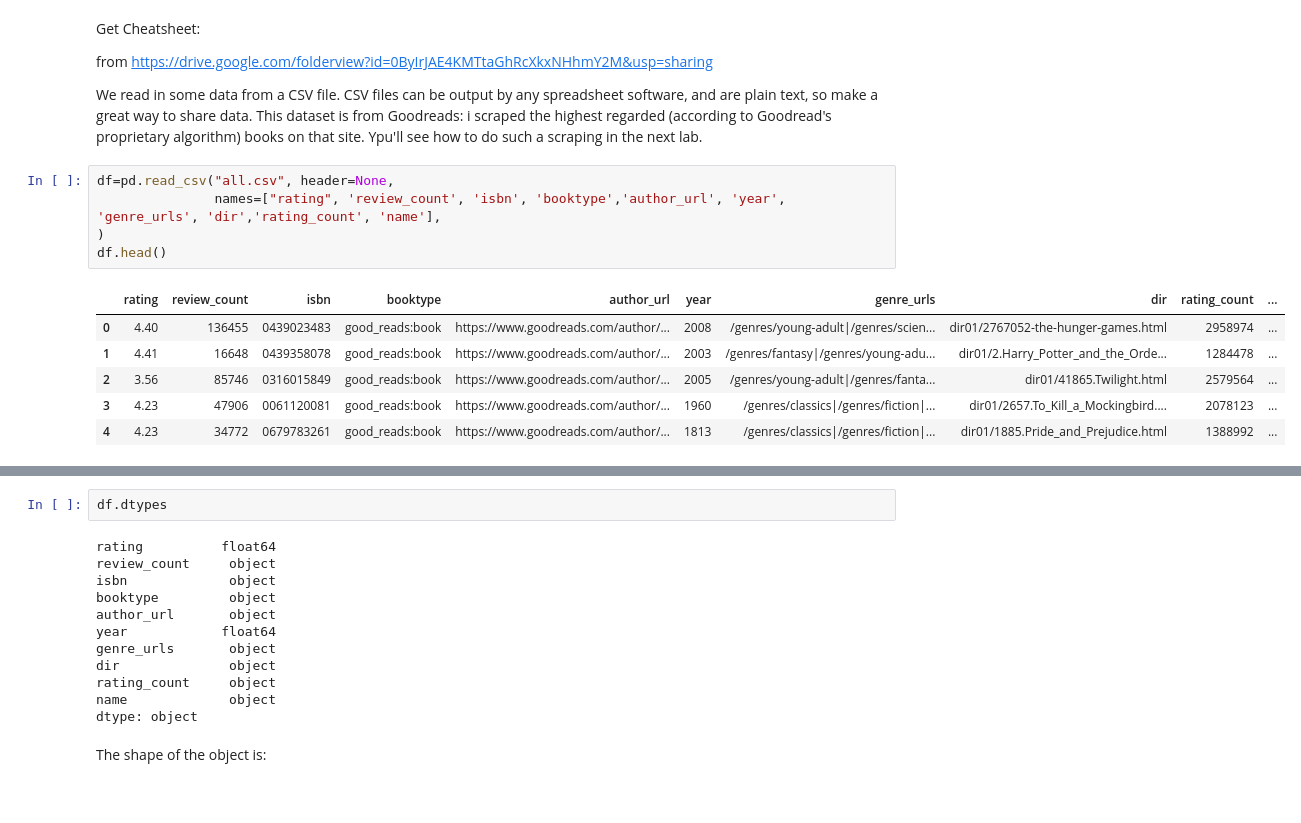
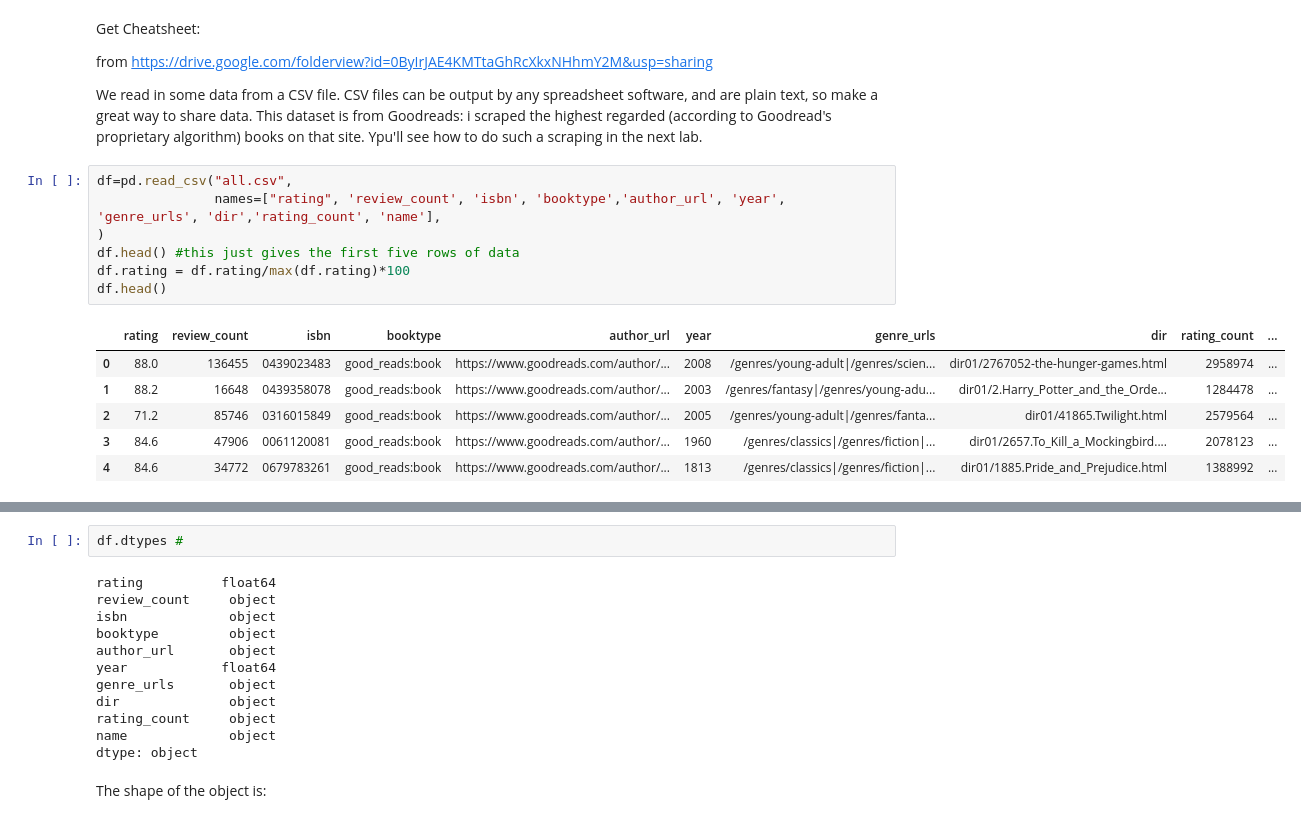
Before and after one commit to stevenydc/2015lab1, a Jupyter notebook: Lab1-pythonpandas.ipynb, the cells around one changed output, grey strips where cells are left out. Saved outputs shown, nothing was run; the diff lists cells and outputs as text.

```diff
--- a/Lab1-pythonpandas.ipynb
+++ b/Lab1-pythonpandas.ipynb
@@ -47,17 +70,19 @@ from https://drive.google.com/folderview?id=0ByIrJAE4KMTtaGhRcXkxNHhmY2M&usp=sha
 
 We read in some data from a CSV file. CSV files can be output by any spreadsheet software, and are plain text, so make a great way to share data. This dataset is from Goodreads: i scraped the highest regarded (according to Goodread's proprietary algorithm) books on that site. Ypu'll see how to do such a scraping in the next lab.
 # %%
-df=pd.read_csv("all.csv", header=None,
+df=pd.read_csv("all.csv",
                names=["rating", 'review_count', 'isbn', 'booktype','author_url', 'year', 'genre_urls', 'dir','rating_count', 'name'],
 )
+df.head() #this just gives the first five rows of data
+df.rating = df.rating/max(df.rating)*100
 df.head()
 # %% [output]
 |  | rating | review_count | isbn | booktype | author_url | year | genre_urls | dir | rating_count | ... |
-| 0 | 4.40 | 136455 | 0439023483 | good_reads:book | https://www.goodreads.com/author/... | 2008 | /genres/young-adult|/genres/scien... | dir01/2767052-the-hunger-games.html | 2958974 | ... |
-| 1 | 4.41 | 16648 | 0439358078 | good_reads:book | https://www.goodreads.com/author/... | 2003 | /genres/fantasy|/genres/young-adu... | dir01/2.Harry_Potter_and_the_Orde... | 1284478 | ... |
-| 2 | 3.56 | 85746 | 0316015849 | good_reads:book | https://www.goodreads.com/author/... | 2005 | /genres/young-adult|/genres/fanta... | dir01/41865.Twilight.html | 2579564 | ... |
-| 3 | 4.23 | 47906 | 0061120081 | good_reads:book | https://www.goodreads.com/author/... | 1960 | /genres/classics|/genres/fiction|... | dir01/2657.To_Kill_a_Mockingbird.... | 2078123 | ... |
-| 4 | 4.23 | 34772 | 0679783261 | good_reads:book | https://www.goodreads.com/author/... | 1813 | /genres/classics|/genres/fiction|... | dir01/1885.Pride_and_Prejudice.html | 1388992 | ... |
+| 0 | 88.0 | 136455 | 0439023483 | good_reads:book | https://www.goodreads.com/author/... | 2008 | /genres/young-adult|/genres/scien... | dir01/2767052-the-hunger-games.html | 2958974 | ... |
+| 1 | 88.2 | 16648 | 0439358078 | good_reads:book | https://www.goodreads.com/author/... | 2003 | /genres/fantasy|/genres/young-adu... | dir01/2.Harry_Potter_and_the_Orde... | 1284478 | ... |
+| 2 | 71.2 | 85746 | 0316015849 | good_reads:book | https://www.goodreads.com/author/... | 2005 | /genres/young-adult|/genres/fanta... | dir01/41865.Twilight.html | 2579564 | ... |
+| 3 | 84.6 | 47906 | 0061120081 | good_reads:book | https://www.goodreads.com/author/... | 1960 | /genres/classics|/genres/fiction|... | dir01/2657.To_Kill_a_Mockingbird.... | 2078123 | ... |
+| 4 | 84.6 | 34772 | 0679783261 | good_reads:book | https://www.goodreads.com/author/... | 1813 | /genres/classics|/genres/fiction|... | dir01/1885.Pride_and_Prejudice.html | 1388992 | ... |
 # %% [markdown]
 Notice we have a table! A spreadsheet! And it indexed the rows. Pandas (borrowing from R) calls it a DataFrame. Lets see the types of the columns...
 
@@ -67,7 +92,7 @@ Notice we have a table! A spreadsheet! And it indexed the rows. Pandas (borrowin
 
 ###The basics
 # %%
-df.dtypes
+df.dtypes #
 # %% [output]
 rating          float64
 review_count     object
```
Also changed, not shown: parts of 10 cells of this notebook, 1 other file.
